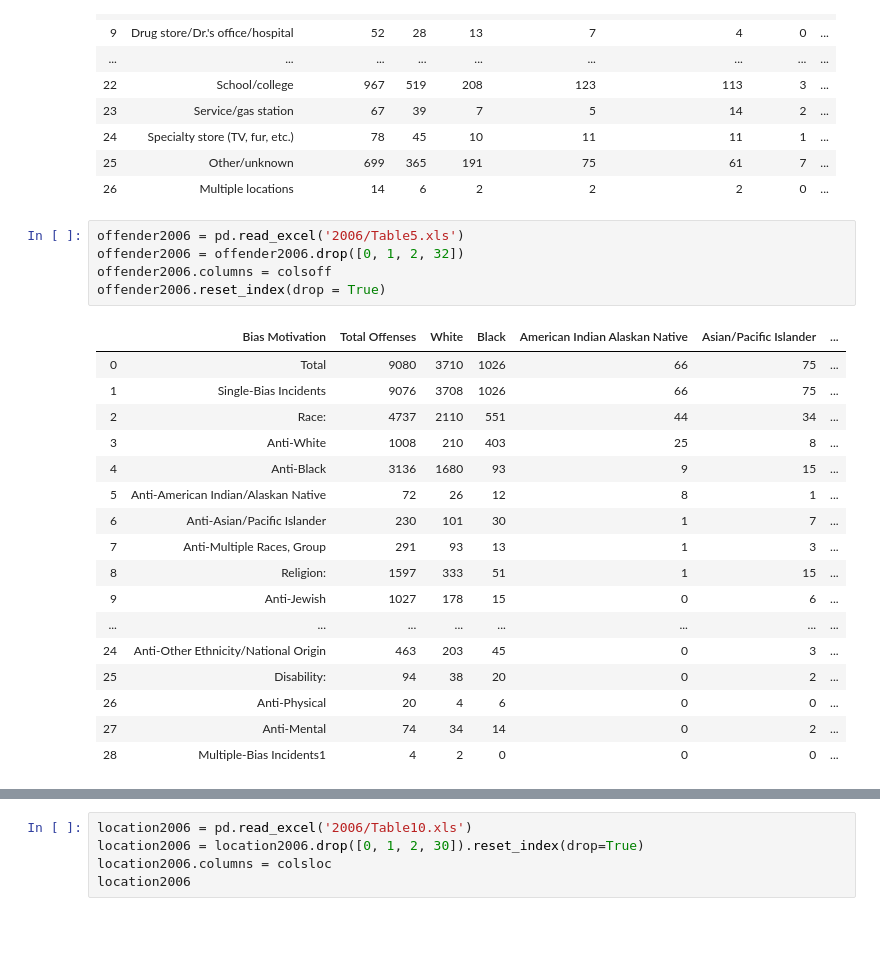
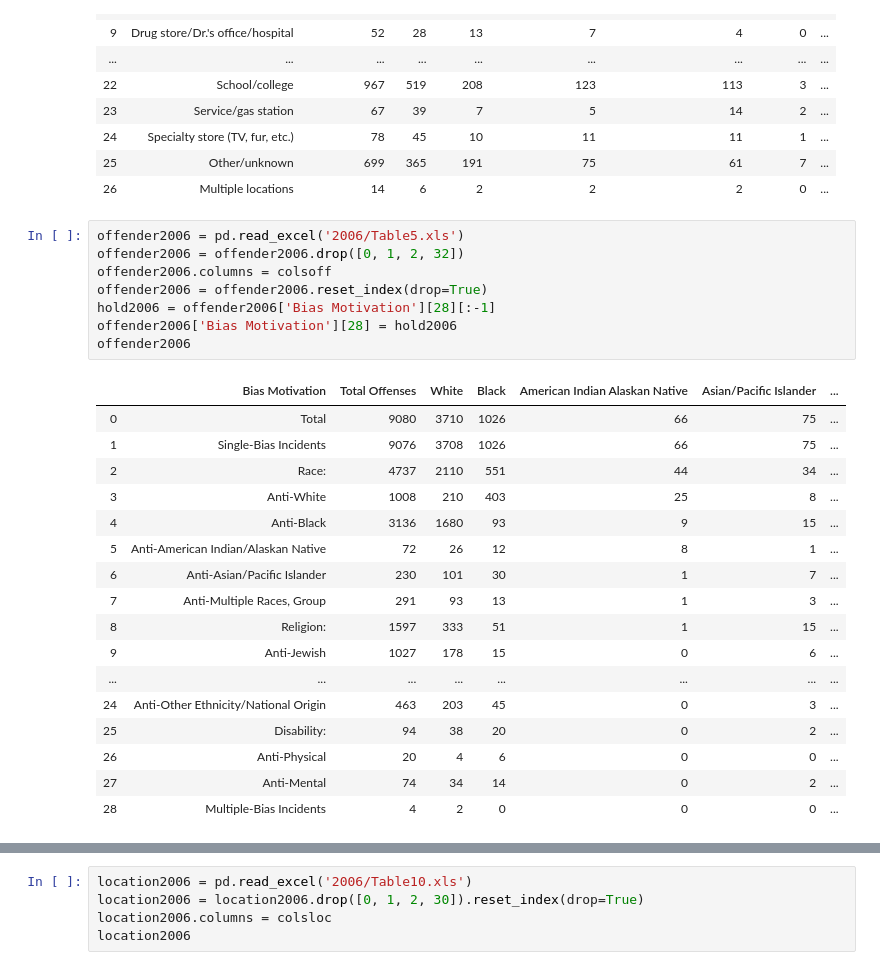
Before and after one commit to helenhc/Crime-Hate-Crime, a Jupyter notebook: 2004-2009.ipynb, the cells around one changed output, grey strips where cells are left out. Drawn from its saved outputs; the diff is of its cells as text; blank space fills up the shorter version.

```diff
--- a/2004-2009.ipynb
+++ b/2004-2009.ipynb
@@ -136,25 +155,28 @@ location2005
 # %%
 offender2006 = pd.read_excel('2006/Table5.xls')
 offender2006 = offender2006.drop([0, 1, 2, 32])
 offender2006.columns = colsoff
-offender2006.reset_index(drop = True)
+offender2006 = offender2006.reset_index(drop=True)
+hold2006 = offender2006['Bias Motivation'][28][:-1]
+offender2006['Bias Motivation'][28] = hold2006
+offender2006
 # %% [output]
 |  | Bias Motivation | Total Offenses | White | Black | American Indian Alaskan Native | Asian/Pacific Islander | ... |
 | 0 | Total | 9080 | 3710 | 1026 | 66 | 75 | ... |
 | 1 | Single-Bias Incidents | 9076 | 3708 | 1026 | 66 | 75 | ... |
 | 2 | Race: | 4737 | 2110 | 551 | 44 | 34 | ... |
 | 3 | Anti-White | 1008 | 210 | 403 | 25 | 8 | ... |
 | 4 | Anti-Black | 3136 | 1680 | 93 | 9 | 15 | ... |
 | 5 | Anti-American Indian/Alaskan Native | 72 | 26 | 12 | 8 | 1 | ... |
 | 6 | Anti-Asian/Pacific Islander | 230 | 101 | 30 | 1 | 7 | ... |
 | 7 | Anti-Multiple Races, Group | 291 | 93 | 13 | 1 | 3 | ... |
 | 8 | Religion: | 1597 | 333 | 51 | 1 | 15 | ... |
 | 9 | Anti-Jewish | 1027 | 178 | 15 | 0 | 6 | ... |
 | ... | ... | ... | ... | ... | ... | ... | ... |
 | 24 | Anti-Other Ethnicity/National Origin | 463 | 203 | 45 | 0 | 3 | ... |
 | 25 | Disability: | 94 | 38 | 20 | 0 | 2 | ... |
 | 26 | Anti-Physical | 20 | 4 | 6 | 0 | 0 | ... |
 | 27 | Anti-Mental | 74 | 34 | 14 | 0 | 2 | ... |
-| 28 | Multiple-Bias Incidents1 | 4 | 2 | 0 | 0 | 0 | ... |
+| 28 | Multiple-Bias Incidents | 4 | 2 | 0 | 0 | 0 | ... |
 # %%
 known_offender2006 = pd.read_excel('2006/Table9.xls')
```
Also changed, not shown: parts of 13 cells of this notebook.
